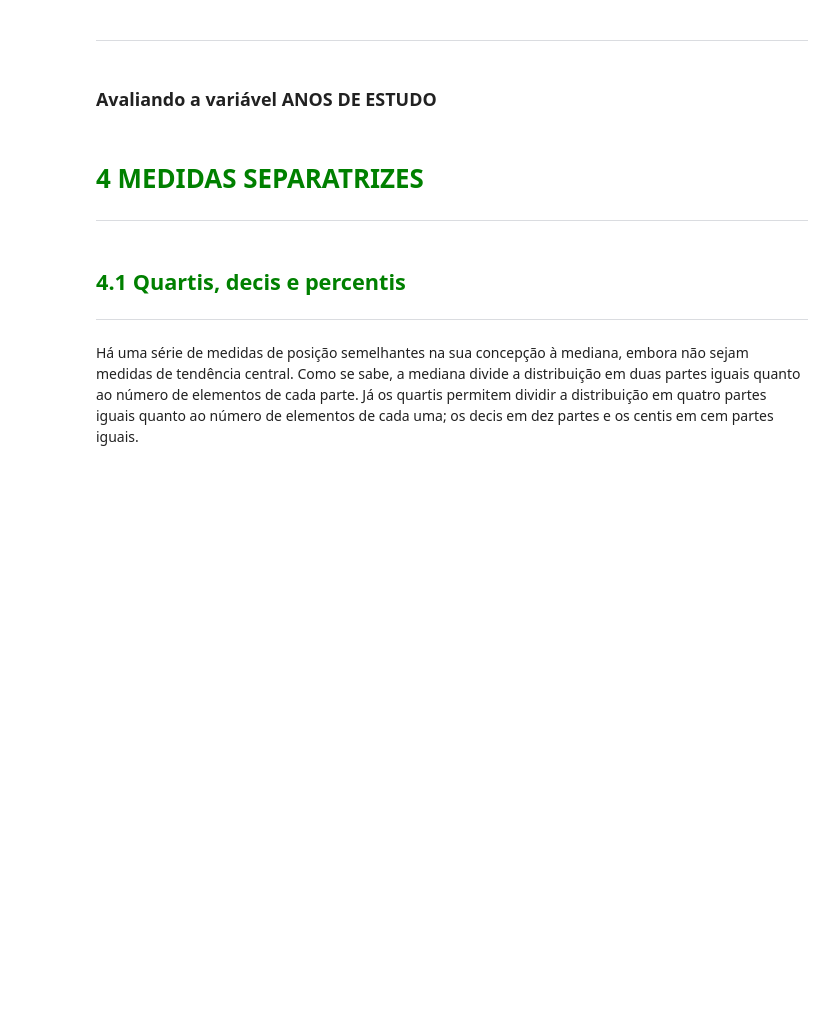
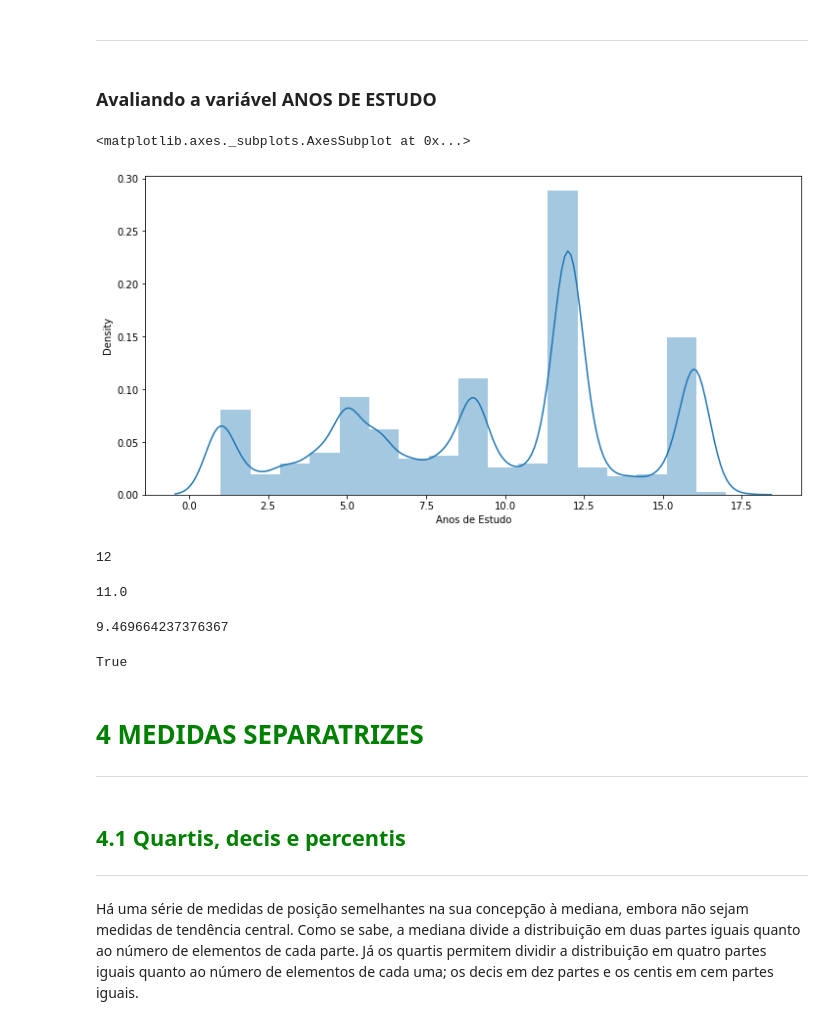
Before and after one commit to Gleis0nLemos/Estatistica_I, a Jupyter notebook: CursoDeEstatisca1.ipynb, the cells around one changed output. Cells and saved outputs as stored; diff of their text form; code cells hidden in the pictures; blank space fills up the shorter version.

```diff
--- a/CursoDeEstatisca1.ipynb
+++ b/CursoDeEstatisca1.ipynb
@@ -674,6 +999,32 @@ Pode-se definir a moda como sendo o valor mais frequente de um conjunto de dados
 ***
 # %% [markdown]
 ### Avaliando a variável ANOS DE ESTUDO
+# %%
+ax = sns.distplot(dados['Anos de Estudo'], bins = 17)
+ax.figure.set_size_inches(12, 6)
+ax
+# %% [output]
+<matplotlib.axes._subplots.AxesSubplot at 0x...>
+[figure, added]
+# %%
+Moda = dados['Anos de Estudo'].mode()[0]
+Moda
+# %% [output]
+12
+# %%
+Mediana = dados['Anos de Estudo'].median()
+Mediana
+# %% [output]
+11.0
+# %%
+Media = dados['Anos de Estudo'].mean()
+Media
+# %% [output]
+9.469664237376367
+# %%
+Moda > Mediana > Media
+# %% [output]
+True
 # %% [markdown]
 # <font color=green>4 MEDIDAS SEPARATRIZES</font>
 ***
```
Also changed, not shown: parts of 43 cells of this notebook, 1 other file.
